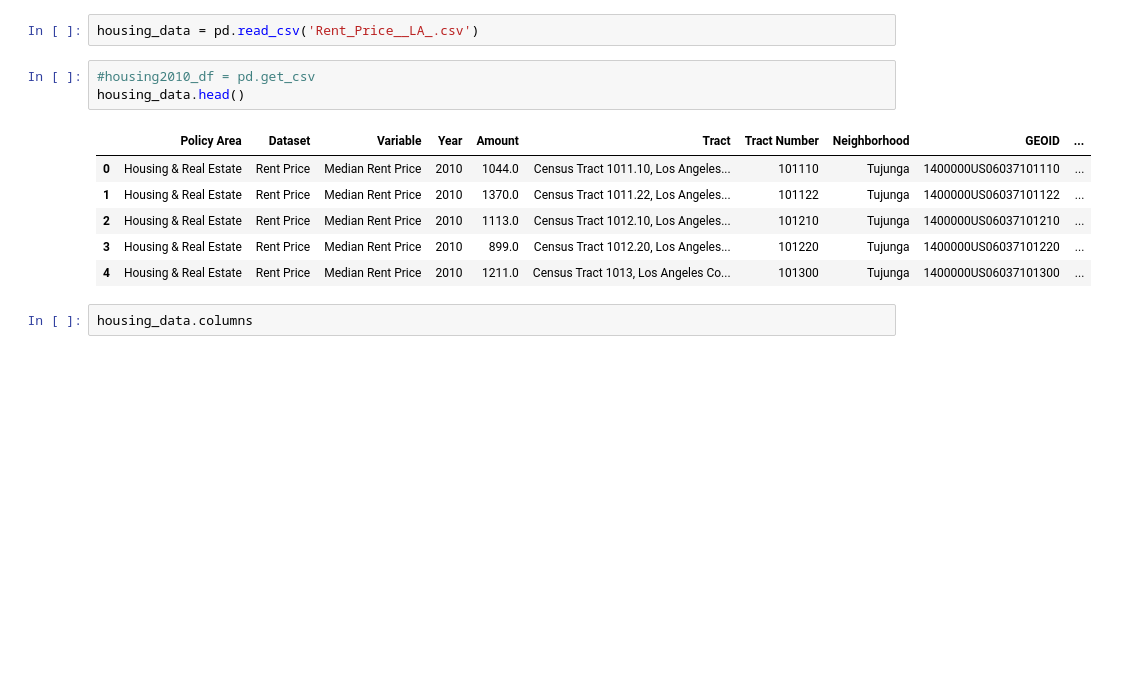
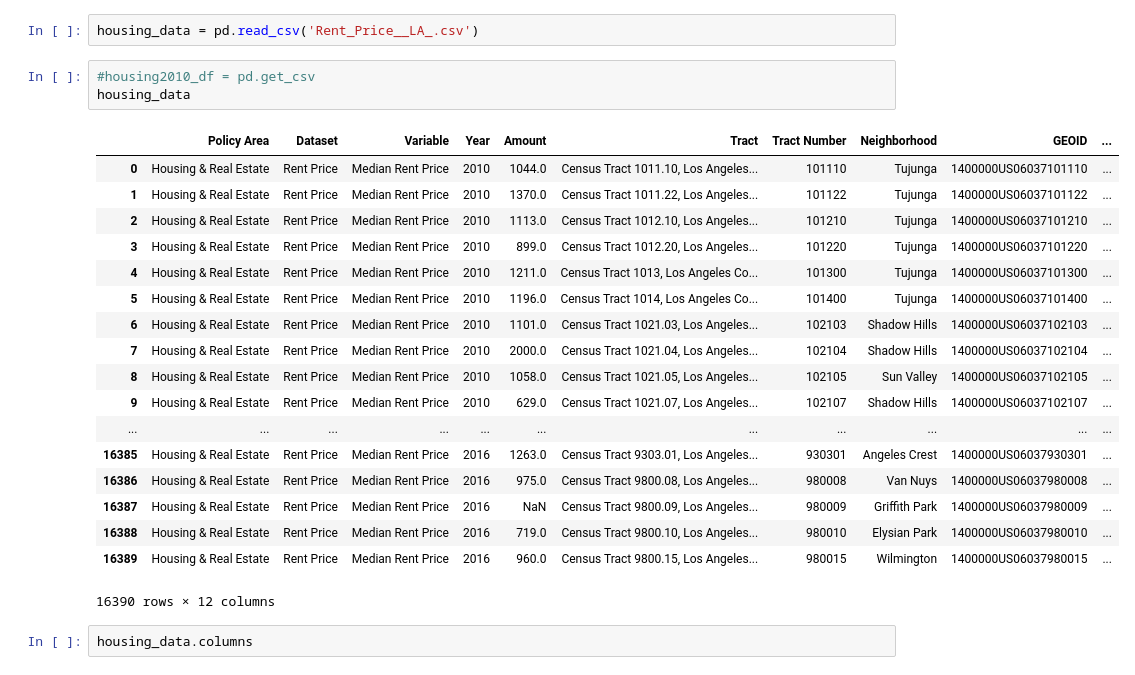
Before and after one commit to RandallPark/USCGroupProj, a Jupyter notebook: Housing/HousingNotebook.ipynb, the cells around one changed output. Saved outputs shown, nothing was run; the diff lists cells and outputs as text; blank space fills up the shorter version.

```diff
--- a/Housing/HousingNotebook.ipynb
+++ b/Housing/HousingNotebook.ipynb
@@ -19,14 +19,26 @@ c = Census(census_key, year=2013)
 housing_data = pd.read_csv('Rent_Price__LA_.csv')
 # %%
 #housing2010_df = pd.get_csv
-housing_data.head()
+housing_data
 # %% [output]
 |  | Policy Area | Dataset | Variable | Year | Amount | Tract | Tract Number | Neighborhood | GEOID | ... |
 | 0 | Housing & Real Estate | Rent Price | Median Rent Price | 2010 | 1044.0 | Census Tract 1011.10, Los Angeles... | 101110 | Tujunga | 1400000US06037101110 | ... |
 | 1 | Housing & Real Estate | Rent Price | Median Rent Price | 2010 | 1370.0 | Census Tract 1011.22, Los Angeles... | 101122 | Tujunga | 1400000US06037101122 | ... |
 | 2 | Housing & Real Estate | Rent Price | Median Rent Price | 2010 | 1113.0 | Census Tract 1012.10, Los Angeles... | 101210 | Tujunga | 1400000US06037101210 | ... |
 | 3 | Housing & Real Estate | Rent Price | Median Rent Price | 2010 | 899.0 | Census Tract 1012.20, Los Angeles... | 101220 | Tujunga | 1400000US06037101220 | ... |
 | 4 | Housing & Real Estate | Rent Price | Median Rent Price | 2010 | 1211.0 | Census Tract 1013, Los Angeles Co... | 101300 | Tujunga | 1400000US06037101300 | ... |
+| 5 | Housing & Real Estate | Rent Price | Median Rent Price | 2010 | 1196.0 | Census Tract 1014, Los Angeles Co... | 101400 | Tujunga | 1400000US06037101400 | ... |
+| 6 | Housing & Real Estate | Rent Price | Median Rent Price | 2010 | 1101.0 | Census Tract 1021.03, Los Angeles... | 102103 | Shadow Hills | 1400000US06037102103 | ... |
+| 7 | Housing & Real Estate | Rent Price | Median Rent Price | 2010 | 2000.0 | Census Tract 1021.04, Los Angeles... | 102104 | Shadow Hills | 1400000US06037102104 | ... |
+| 8 | Housing & Real Estate | Rent Price | Median Rent Price | 2010 | 1058.0 | Census Tract 1021.05, Los Angeles... | 102105 | Sun Valley | 1400000US06037102105 | ... |
+| 9 | Housing & Real Estate | Rent Price | Median Rent Price | 2010 | 629.0 | Census Tract 1021.07, Los Angeles... | 102107 | Shadow Hills | 1400000US06037102107 | ... |
+| ... | ... | ... | ... | ... | ... | ... | ... | ... | ... | ... |
+| 16385 | Housing & Real Estate | Rent Price | Median Rent Price | 2016 | 1263.0 | Census Tract 9303.01, Los Angeles... | 930301 | Angeles Crest | 1400000US06037930301 | ... |
+| 16386 | Housing & Real Estate | Rent Price | Median Rent Price | 2016 | 975.0 | Census Tract 9800.08, Los Angeles... | 980008 | Van Nuys | 1400000US06037980008 | ... |
+| 16387 | Housing & Real Estate | Rent Price | Median Rent Price | 2016 | NaN | Census Tract 9800.09, Los Angeles... | 980009 | Griffith Park | 1400000US06037980009 | ... |
+| 16388 | Housing & Real Estate | Rent Price | Median Rent Price | 2016 | 719.0 | Census Tract 9800.10, Los Angeles... | 980010 | Elysian Park | 1400000US06037980010 | ... |
+| 16389 | Housing & Real Estate | Rent Price | Median Rent Price | 2016 | 960.0 | Census Tract 9800.15, Los Angeles... | 980015 | Wilmington | 1400000US06037980015 | ... |
+16390 rows × 12 columns
 # %%
 housing_data.columns
 # %% [output]
```
Also changed, not shown: parts of 15 cells of this notebook, 1 other file.
